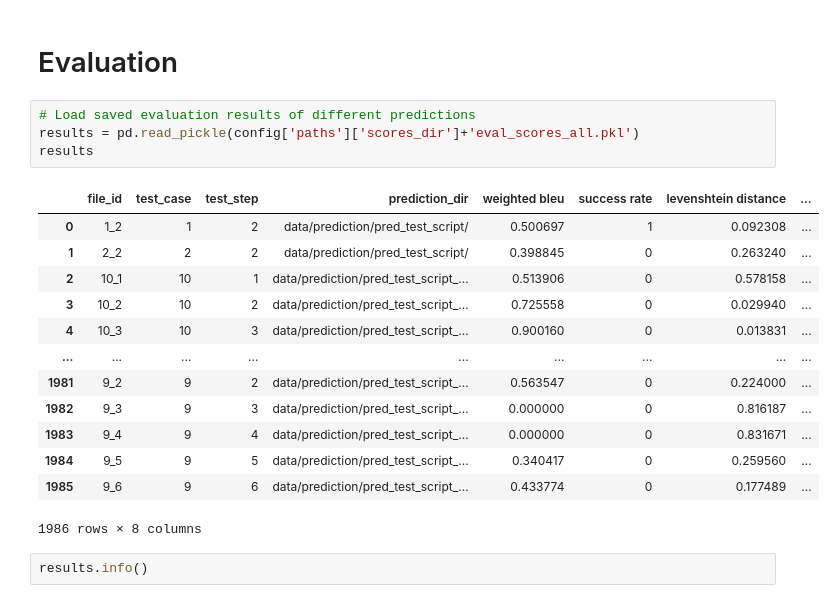
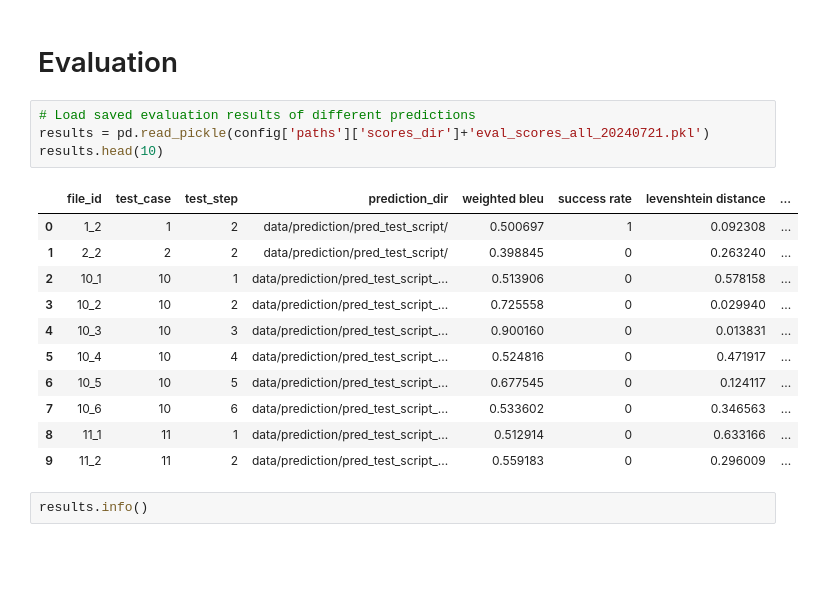
Before and after one commit to nina-prog/cadenza-playwright-llm, a Jupyter notebook: notebooks/240711_Nina_evaluation.ipynb, the cells around one changed output. Cells and saved outputs as stored; diff of their text form; blank space fills up the shorter version.

```diff
--- a/notebooks/240711_Nina_evaluation.ipynb
+++ b/notebooks/240711_Nina_evaluation.ipynb
@@ -402,22 +400,20 @@ Processing directory 'pred_test_script_pretr_T1_sc+_html-_single'...
 # Evaluation
 # %%
 # Load saved evaluation results of different predictions
-results = pd.read_pickle(config['paths']['scores_dir']+'eval_scores_all.pkl')
-results
+results = pd.read_pickle(config['paths']['scores_dir']+'eval_scores_all_20240721.pkl')
+results.head(10)
 # %% [output]
 |  | file_id | test_case | test_step | prediction_dir | weighted bleu | success rate | levenshtein distance | ... |
 | 0 | 1_2 | 1 | 2 | data/prediction/pred_test_script/ | 0.500697 | 1 | 0.092308 | ... |
 | 1 | 2_2 | 2 | 2 | data/prediction/pred_test_script/ | 0.398845 | 0 | 0.263240 | ... |
 | 2 | 10_1 | 10 | 1 | data/prediction/pred_test_script_... | 0.513906 | 0 | 0.578158 | ... |
 | 3 | 10_2 | 10 | 2 | data/prediction/pred_test_script_... | 0.725558 | 0 | 0.029940 | ... |
 | 4 | 10_3 | 10 | 3 | data/prediction/pred_test_script_... | 0.900160 | 0 | 0.013831 | ... |
-| ... | ... | ... | ... | ... | ... | ... | ... | ... |
-| 1981 | 9_2 | 9 | 2 | data/prediction/pred_test_script_... | 0.563547 | 0 | 0.224000 | ... |
-| 1982 | 9_3 | 9 | 3 | data/prediction/pred_test_script_... | 0.000000 | 0 | 0.816187 | ... |
-| 1983 | 9_4 | 9 | 4 | data/prediction/pred_test_script_... | 0.000000 | 0 | 0.831671 | ... |
-| 1984 | 9_5 | 9 | 5 | data/prediction/pred_test_script_... | 0.340417 | 0 | 0.259560 | ... |
-| 1985 | 9_6 | 9 | 6 | data/prediction/pred_test_script_... | 0.433774 | 0 | 0.177489 | ... |
+| 5 | 10_4 | 10 | 4 | data/prediction/pred_test_script_... | 0.524816 | 0 | 0.471917 | ... |
+| 6 | 10_5 | 10 | 5 | data/prediction/pred_test_script_... | 0.677545 | 0 | 0.124117 | ... |
+| 7 | 10_6 | 10 | 6 | data/prediction/pred_test_script_... | 0.533602 | 0 | 0.346563 | ... |
+| 8 | 11_1 | 11 | 1 | data/prediction/pred_test_script_... | 0.512914 | 0 | 0.633166 | ... |
+| 9 | 11_2 | 11 | 2 | data/prediction/pred_test_script_... | 0.559183 | 0 | 0.296009 | ... |
-1986 rows × 8 columns
 # %%
 results.info()
 # %% [output]
```
Also changed, not shown: parts of 12 cells of this notebook, 3 other files.
